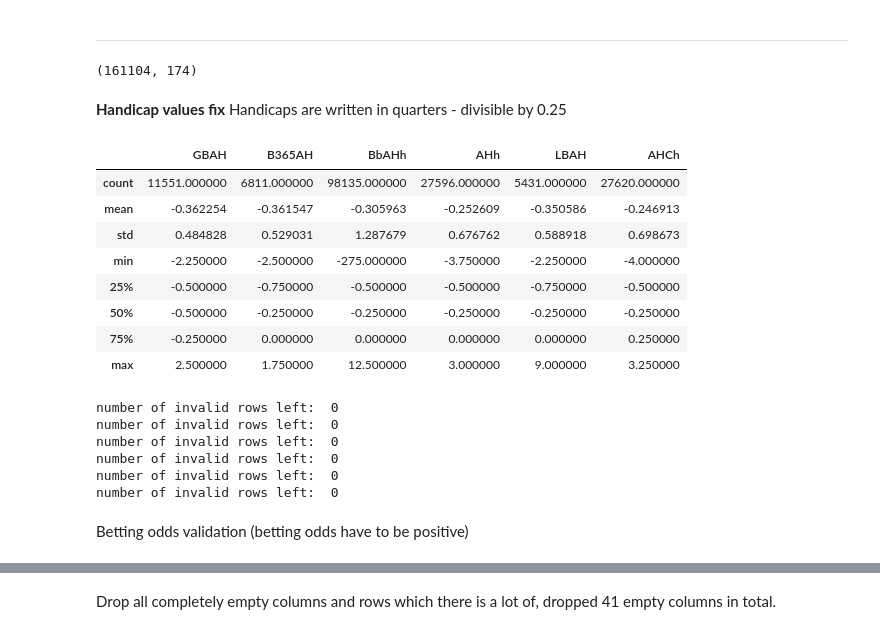
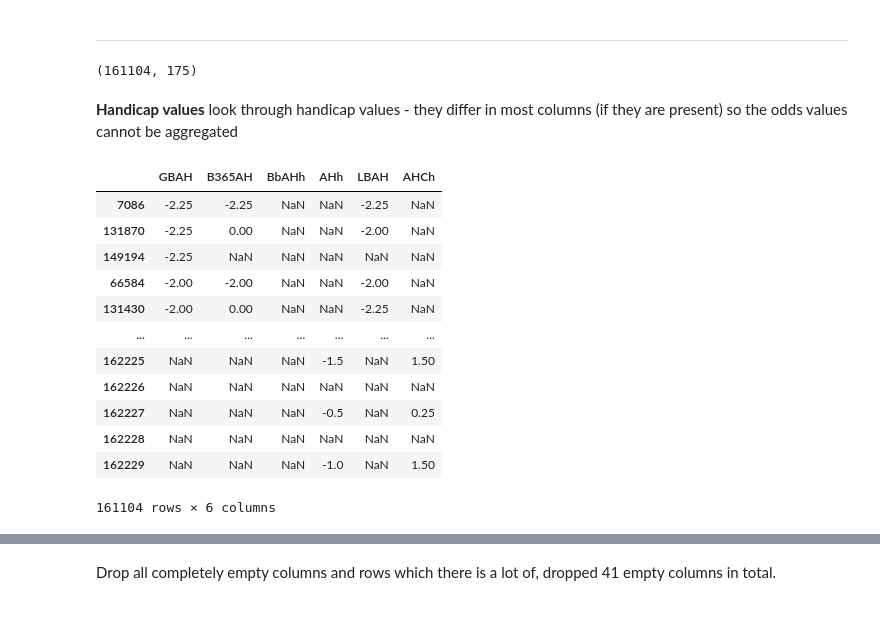
Before and after one commit to balooooooooo/machine-learning-2-coursework, a Jupyter notebook: preprocessing.ipynb, the cells around one changed output, grey strips where cells are left out. Saved outputs shown, nothing was run; the diff lists cells and outputs as text; code cells hidden in the pictures.

Commit message:
more handicap exploration, heavy favorites

```diff
--- a/preprocessing.ipynb
+++ b/preprocessing.ipynb
@@ -514,13 +533,16 @@ home_odds = df[["B365H", "BSH", "BWH", "GBH", "IWH", "LBH", "PSH", "SOH", "SBH",
 draw_odds = df[["B365D", "BSD", "BWD", "GBD", "IWD", "LBD", "PSD", "SOD", "SBD", "SJD", "SYD", "VCD", "WHD"]]
 
 #Average of away/home/draw odds
-df["Avg_away_odds"] = away_odds.mean(axis=1)
-df["Avg_home_odds"] = home_odds.mean(axis=1)
-df["Avg_draw_odds"] = draw_odds.mean(axis=1)
+df["Avg_away_odds"] = away_odds.mean(axis=1, skipna=True)
+df["Avg_home_odds"] = home_odds.mean(axis=1, skipna=True)
+df["Avg_draw_odds"] = draw_odds.mean(axis=1, skipna=True)
 
 #Predcition based on averages - Odds with smallest average have the highest probability -> returns A/H/D
 df["Avg_bookie_prediction"] = df[["Avg_away_odds", "Avg_home_odds", "Avg_draw_odds"]].idxmin(axis=1).fillna("").astype(str).str[4]
 df["Avg_bookie_prediction"] = df["Avg_bookie_prediction"].str.upper()
+
+# if one team is heavily favoured, there could be a greater amount of goals scored ???
+df["heavy_favour"] = df["Avg_home_odds"] - df["Avg_away_odds"]
 
 #Certainity of odds, the smaller variance implies, that bookies are more "sure"
 df["Var_away_odds"] = away_odds.var(axis=1)
@@ -605,38 +642,24 @@ Percentage of matching values for WH: 47.76%
 # %%
 df.shape
 # %% [output]
-(161104, 174)
+(161104, 175)
 # %% [markdown]
-**Handicap values fix**
-Handicaps are written in quarters - divisible by 0.25
+**Handicap values**
+look through handicap values - they differ in most columns (if they are present) so the odds values cannot be aggregated
 # %%
 handicap_cols = ['GBAH', 'B365AH', 'BbAHh', 'AHh', 'LBAH', 'AHCh']
-df[handicap_cols].describe()
+df[handicap_cols].sort_values(by='GBAH')
 # %% [output]
 |  | GBAH | B365AH | BbAHh | AHh | LBAH | AHCh |
-| count | 11551.000000 | 6811.000000 | 98135.000000 | 27596.000000 | 5431.000000 | 27620.000000 |
-| mean | -0.362254 | -0.361547 | -0.305963 | -0.252609 | -0.350586 | -0.246913 |
-| std | 0.484828 | 0.529031 | 1.287679 | 0.676762 | 0.588918 | 0.698673 |
-| min | -2.250000 | -2.500000 | -275.000000 | -3.750000 | -2.250000 | -4.000000 |
-| 25% | -0.500000 | -0.750000 | -0.500000 | -0.500000 | -0.750000 | -0.500000 |
-| 50% | -0.500000 | -0.250000 | -0.250000 | -0.250000 | -0.250000 | -0.250000 |
-| 75% | -0.250000 | 0.000000 | 0.000000 | 0.000000 | 0.000000 | 0.250000 |
-| max | 2.500000 | 1.750000 | 12.500000 | 3.000000 | 9.000000 | 3.250000 |
+| 7086 | -2.25 | -2.25 | NaN | NaN | -2.25 | NaN |
+| 131870 | -2.25 | 0.00 | NaN | NaN | -2.00 | NaN |
+| 149194 | -2.25 | NaN | NaN | NaN | NaN | NaN |
+| 66584 | -2.00 | -2.00 | NaN | NaN | -2.00 | NaN |
+| 131430 | -2.00 | 0.00 | NaN | NaN | -2.25 | NaN |
+| ... | ... | ... | ... | ... | ... | ... |
+| 162225 | NaN | NaN | NaN | -1.5 | NaN | 1.50 |
+| 162226 | NaN | NaN | NaN | NaN | NaN | NaN |
+| 162227 | NaN | NaN | NaN | -0.5 | NaN | 0.25 |
+| 162228 | NaN | NaN | NaN | NaN | NaN | NaN |
+| 162229 | NaN | NaN | NaN | -1.0 | NaN | 1.50 |
+161104 rows × 6 columns
-# %%
-# handicaps are usually counted in quarters (ending with .0, .25, .50, .75)
-for col in handicap_cols:
-    df = df[(df[col] % 0.25 == 0) | df[col].isna()] # drop rows with numeric value indivisible by 0.25
-for i in handicap_cols:
-    print(
-        "number of invalid rows left: ", # difference between # of all rows and validated rows
-        len(df[i]) - len(df[((df[i] % 0.25 == 0) | (df[i].isna()))])
-    )
-# %% [output]
-number of invalid rows left:  0
-number of invalid rows left:  0
-number of invalid rows left:  0
-number of invalid rows left:  0
-number of invalid rows left:  0
-number of invalid rows left:  0
-# %% [markdown]
-Betting odds validation (betting odds have to be positive)
```
Also changed, not shown: parts of 25 cells of this notebook.
